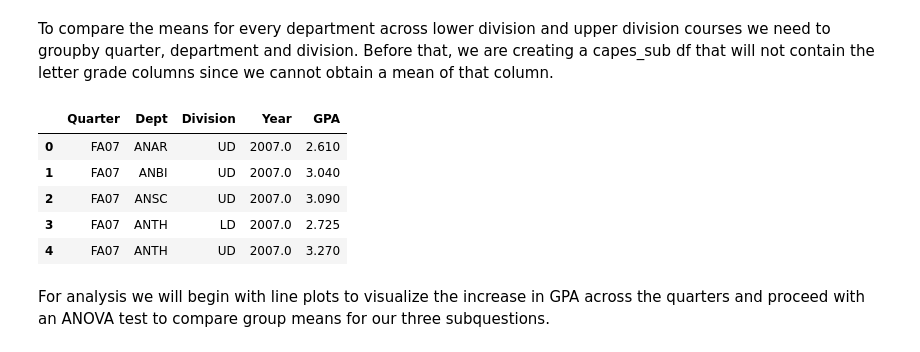
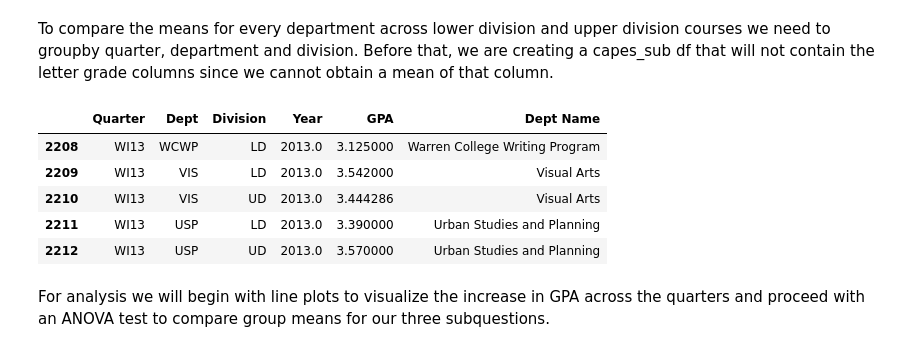
Before and after one commit to djlakhani/COGS108_SS1_Project_Public, a Jupyter notebook: EDA_checkpoint_2.ipynb, the cells around one changed output. Cells and saved outputs as stored; diff of their text form; code cells hidden in the pictures.

Commit message:
added visualizations EDA notebook

```diff
--- a/EDA_checkpoint_2.ipynb
+++ b/EDA_checkpoint_2.ipynb
@@ -54,0 +65,4 @@ capes.head()
+# %%
+html = requests.get(url="https://blink.ucsd.edu/instructors/courses/schedule-of-classes/subject-codes.html").content
+soup = BeautifulSoup(html)
+soup
@@ -54,0 +87,3 @@ capes.head()
+# %%
+lst_dept_codes = [tag.text for tag in soup.find_all("td")]
+lst_dept_codes
@@ -54,0 +108,7 @@ capes.head()
+# %%
+dict_code_to_dept = {}
+for i in (range(len(lst_dept_codes)//2)):
+    code = lst_dept_codes[2*i]
+    dept = lst_dept_codes[2*i+1].replace('\xa0', ' ').replace('/','')
+    dict_code_to_dept[code] = dept
+dict_code_to_dept
@@ -55,3 +133,7 @@ capes.head()
+# %%
+dict_code_to_dept["ELWR"]="Entry Level Writing Requirement"
+dict_code_to_dept["JUDA"]="Jewish Studies"
+dict_code_to_dept["FPMU"]="Family Medicine and Public Health"
 # %% [markdown]
 Looking at the first few rows of our capes dataframe, there does not seem to be further data wrangling work required. We can shift to data clening.
 # %% [markdown]
@@ -200,12 +282,14 @@ To compare the means for every department across lower division and upper divisi
 # %%
 #Computing the means per course per quater divided by division
 capes_sub = capes.get(['Quarter', 'Dept', 'Division', 'Year', 'GPA'])
-capes_sub = capes_sub.groupby(['Quarter', 'Dept', 'Division']).mean().reset_index()
+capes_sub = capes_sub.groupby(['Quarter', 'Dept', 'Division'], sort=False).mean().iloc[::-1].reset_index()
+capes_sub = capes_sub[capes_sub['Year'] >= 2013]
+capes_sub["Dept Name"] = capes_sub["Dept"].apply(lambda x: dict_code_to_dept[x])
 capes_sub.head()
 # %% [output]
-|  | Quarter | Dept | Division | Year | GPA |
-| 0 | FA07 | ANAR | UD | 2007.0 | 2.610 |
-| 1 | FA07 | ANBI | UD | 2007.0 | 3.040 |
-| 2 | FA07 | ANSC | UD | 2007.0 | 3.090 |
-| 3 | FA07 | ANTH | LD | 2007.0 | 2.725 |
-| 4 | FA07 | ANTH | UD | 2007.0 | 3.270 |
+|  | Quarter | Dept | Division | Year | GPA | Dept Name |
+| 2208 | WI13 | WCWP | LD | 2013.0 | 3.125000 | Warren College Writing Program |
+| 2209 | WI13 | VIS | LD | 2013.0 | 3.542000 | Visual Arts |
+| 2210 | WI13 | VIS | UD | 2013.0 | 3.444286 | Visual Arts |
+| 2211 | WI13 | USP | LD | 2013.0 | 3.390000 | Urban Studies and Planning |
+| 2212 | WI13 | USP | UD | 2013.0 | 3.570000 | Urban Studies and Planning |
```
Also changed, not shown: parts of 29 cells of this notebook.
